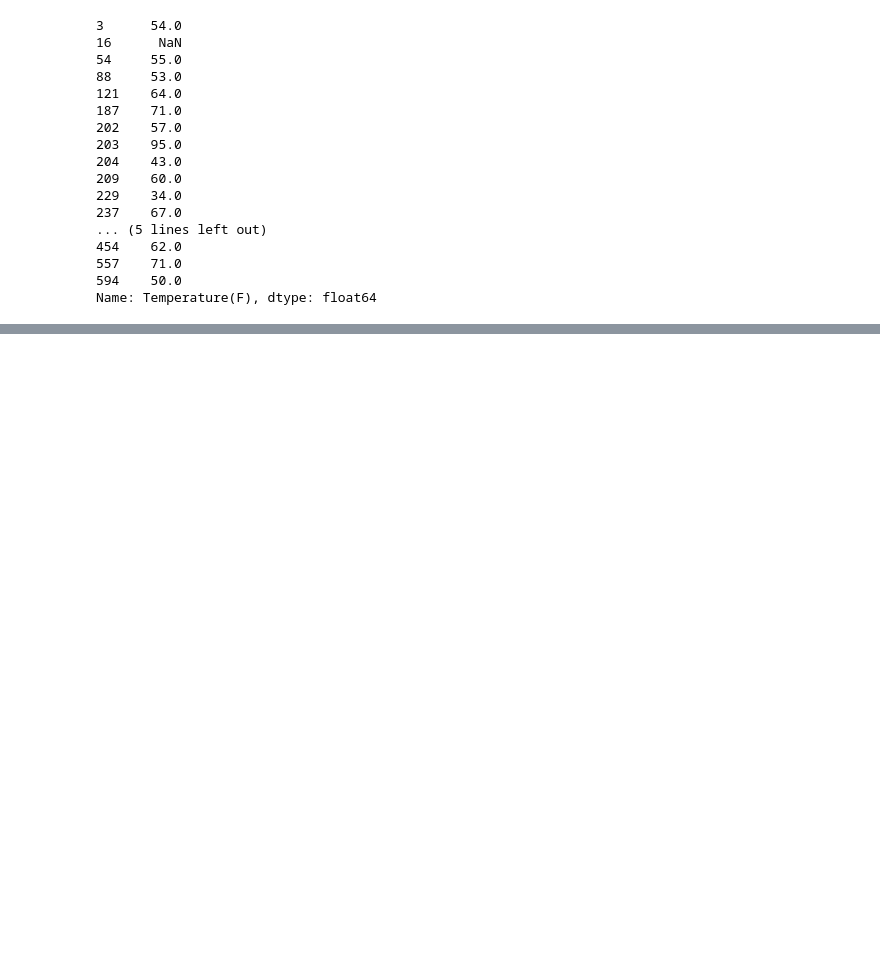
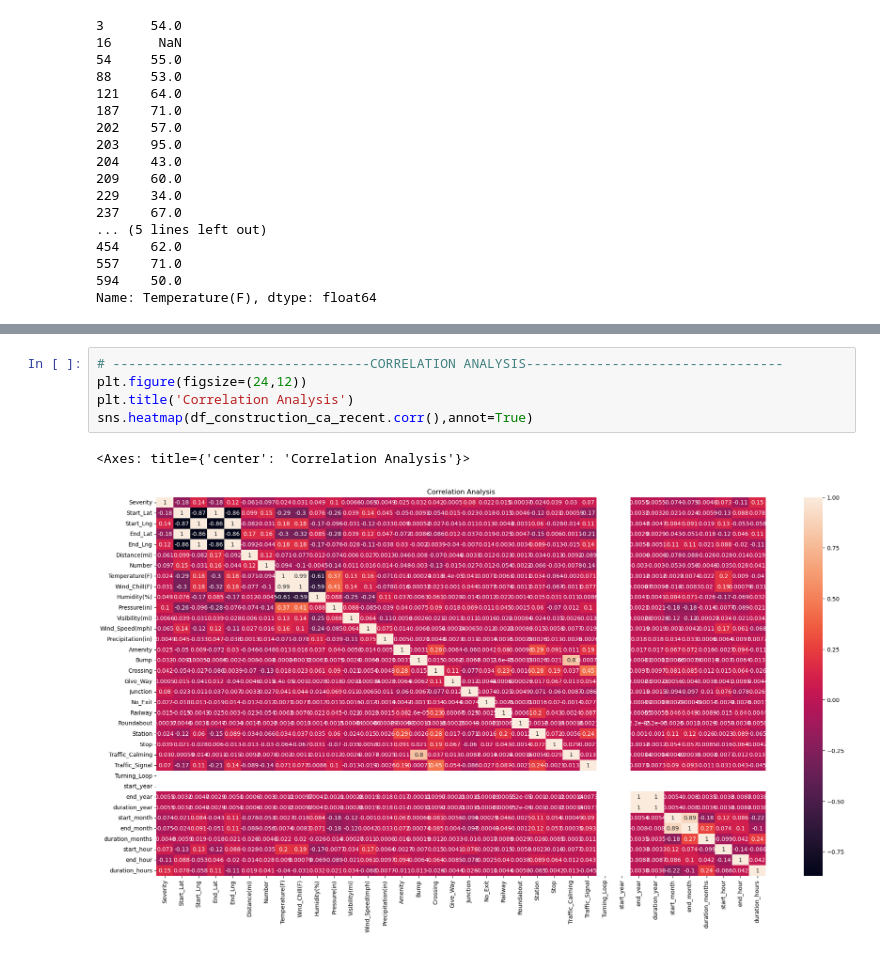
Before and after one commit to RBelgundi-6475/Term_Project_CS5644, a Jupyter notebook: Term_Project.ipynb, the cells around one changed output, grey strips where cells are left out. Cells and saved outputs as stored; diff of their text form; blank space fills up the shorter version.

```diff
--- a/Term_Project.ipynb
+++ b/Term_Project.ipynb
@@ -583,0 +634,8 @@ Name: Temperature(F), dtype: float64
+# %%
+# ---------------------------------CORRELATION ANALYSIS---------------------------------
+plt.figure(figsize=(24,12))
+plt.title('Correlation Analysis')
+sns.heatmap(df_construction_ca_recent.corr(),annot=True)
+# %% [output]
+<Axes: title={'center': 'Correlation Analysis'}>
+[figure, added]
```
Also changed, not shown: parts of 27 cells of this notebook.
